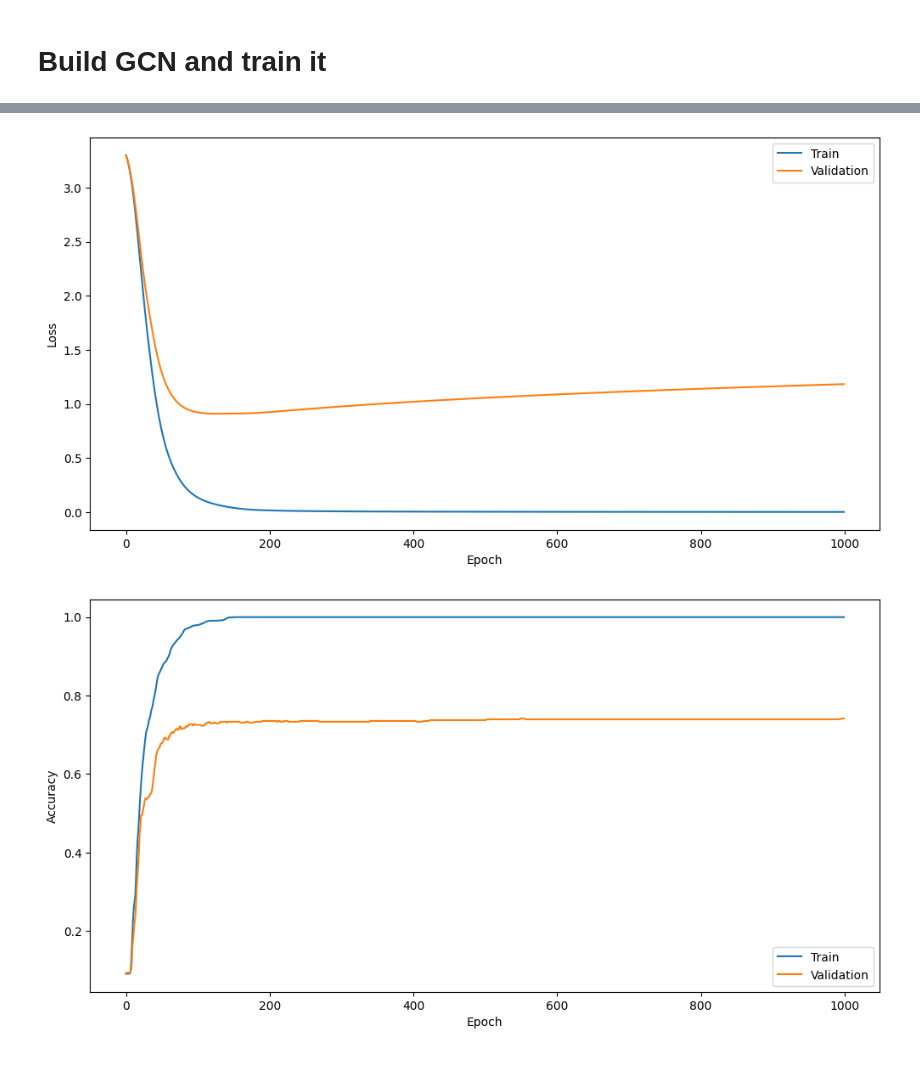
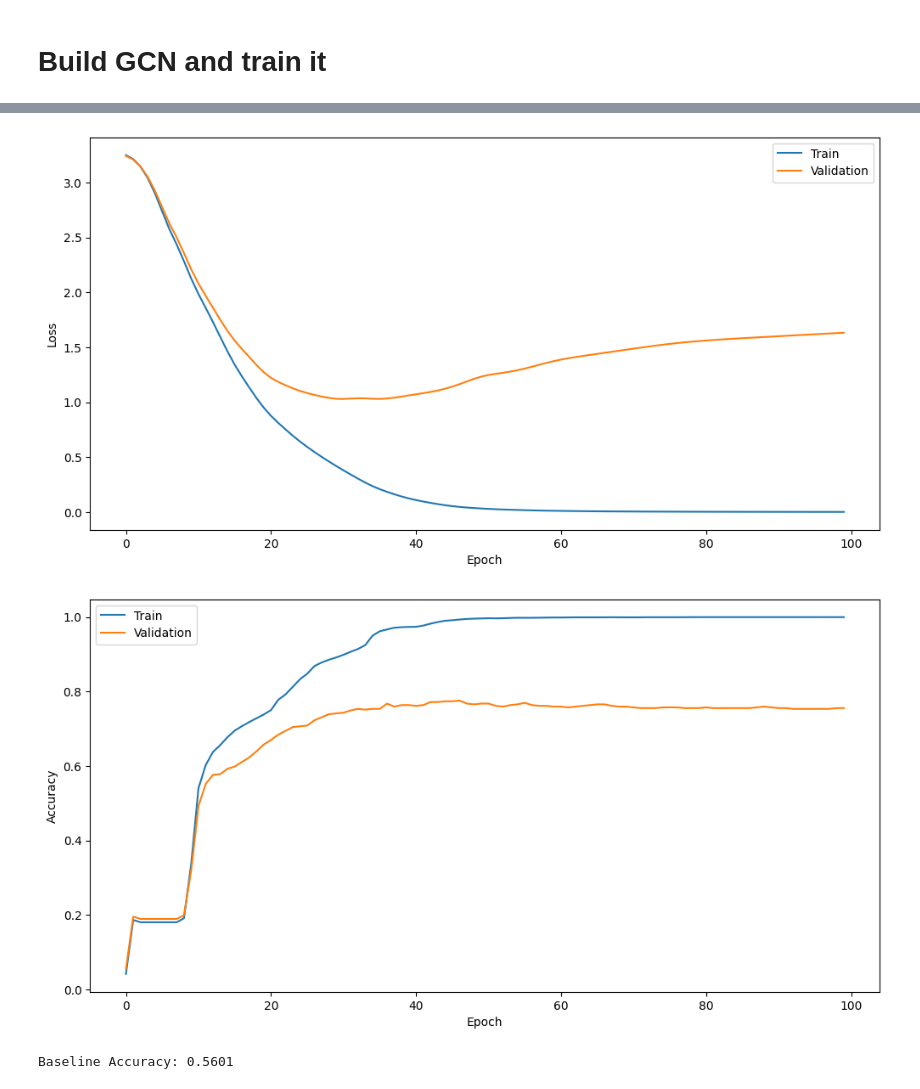
Before and after one commit to Acomage/PRLab2, a Jupyter notebook: graph_nn/GCN.ipynb, the cells around one changed output, grey strips where cells are left out. Drawn from its saved outputs; the diff is of its cells as text; code cells hidden in the pictures.

```diff
--- a/graph_nn/GCN.ipynb
+++ b/graph_nn/GCN.ipynb
@@ -102,4 +181,22 @@ class GCN(torch.nn.Module):
 # %%
+# Build a two-layer GCN
+import torch
+from torch.nn import Linear
+from torch_geometric.nn import GCNConv
+
+class GCN(torch.nn.Module):
+    def __init__(self, hidden_channels1 = 16, hidden_channels2 = 16):
+        super().__init__()
+        self.gcn1 = GCNConv(data.num_features, hidden_channels1)
+        self.gcn2 = GCNConv(hidden_channels1, hidden_channels2)
+        self.out = Linear(hidden_channels2, len(label_mapping))
+
+    def forward(self, x, edge_index):
+        h1 = self.gcn1(x, edge_index).relu()
+        h = self.gcn2(h1, edge_index).relu()
+        z = self.out(h)
+        return h, z
+
 import matplotlib.pyplot as plt
 
 x = data.x
@@ -107,9 +204,10 @@ train_y = data.y[data.train_mask]
 val_y = data.y[data.val_mask]
 
 learning_rate = 0.01
-epochs = 1000
-hidden_channels = 16
-model = GCN(hidden_channels)
+epochs = 100
+hidden_channels1 = 512
+hidden_channels2 = 16
+model = GCN(hidden_channels1, hidden_channels2)
 criterion = torch.nn.CrossEntropyLoss()
 optimizer = torch.optim.Adam(model.parameters(), lr=learning_rate)
 
@@ -144,7 +242,7 @@ for epoch in range(epochs):
         val_losses.append(val_loss.detach().numpy())
 
     if epoch % 10 == 0:
-        print(f"Epoch: {epoch:>3}, Loss: {loss:.4f}, Accuracy: {acc*100:>6.2f}%")
+        print(f"Epoch: {epoch:>3}, Loss: {loss:.4f}, Accuracy: {acc*100:>6.2f}%; Val Accuracy: {val_acc*100:>6.2f}%")
 
 
 plt.figure(figsize=(12, 6))
@@ -153,6 +251,7 @@ plt.plot(val_losses, label="Validation")
 plt.xlabel("Epoch")
 plt.ylabel("Loss")
 plt.legend()
+plt.savefig("fig/loss.pdf", dpi = 300)
 plt.show()
 
 plt.figure(figsize=(12, 6))
@@ -161,5 +260,6 @@ plt.plot(val_accs, label="Validation")
 plt.xlabel("Epoch")
 plt.ylabel("Accuracy")
 plt.legend()
+plt.savefig("fig/acc.pdf", dpi = 300)
 plt.show()
 # %% [output]
@@ -183,2 +276,42 @@ Epoch: 990, Loss: 0.0014, Accuracy:  99.97%
-[figure, old version]
+[figure, new version]
-[figure, old version]
+[figure, new version]
+# %%
+# baseline model
+import torch
+from collections import Counter
+
+def compute_baseline(edge_index, y, test_mask):
+    # Number of nodes
+    num_nodes = y.size(0)
+
+    # Create adjacency list
+    adjacency_list = {i: [] for i in range(num_nodes)}
+    for src, dst in edge_index.t().tolist():
+        adjacency_list[src].append(dst)
+
+    # Predict labels for test nodes
+    y_pred = torch.zeros_like(y)
+    for node in range(num_nodes):
+        if test_mask[node]:
+            # Get labels of the node's neighbors
+            neighbor_labels = [y[neighbor].item() for neighbor in adjacency_list[node]]
+
+            if neighbor_labels:
+                # Most common label among neighbors
+                most_common_label = Counter(neighbor_labels).most_common(1)[0][0]
+                y_pred[node] = most_common_label
+            else:
+                # If no neighbors, fallback to a default label (e.g., 0)
+                y_pred[node] = 0
+
+    return y_pred
+
+y_pred = compute_baseline(edge_index, y, data.test_mask)
+# Calculate accuracy on the test set
+correct = (y_pred[data.test_mask] == y[data.test_mask]).sum().item()
+total = data.test_mask.sum().item()
+accuracy = correct / total
+
+print(f"Baseline Accuracy: {accuracy:.4f}")
+# %% [output]
+Baseline Accuracy: 0.5601
```
Also changed, not shown: parts of 7 cells of this notebook, 6 other files.
